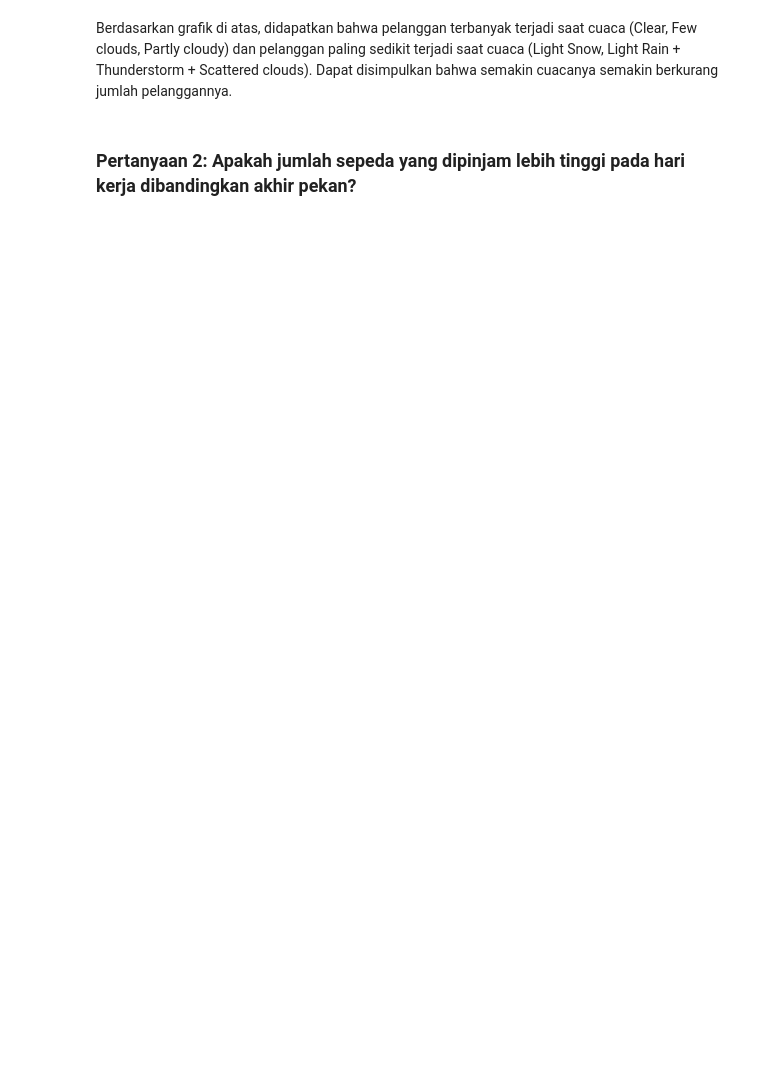
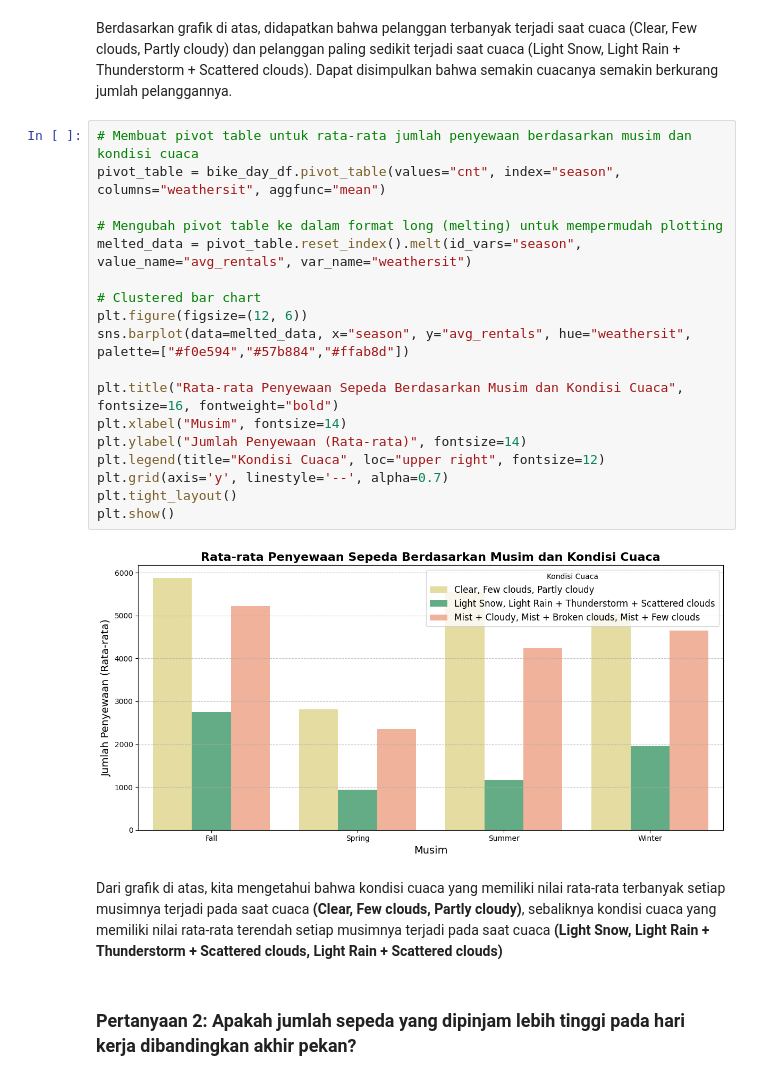
Before and after one commit to Nauviii/first_project_DataAnalayst, a Jupyter notebook: Notebook.ipynb, the cells around one changed output. Saved outputs shown, nothing was run; the diff lists cells and outputs as text; blank space fills up the shorter version.

```diff
--- a/Notebook.ipynb
+++ b/Notebook.ipynb
@@ -584,5 +584,27 @@ Passing `palette` without assigning `hue` is deprecated and will be removed in v
 # %% [markdown]
 Berdasarkan grafik di atas, didapatkan bahwa pelanggan terbanyak terjadi saat cuaca (Clear, Few clouds, Partly cloudy) dan pelanggan paling sedikit terjadi saat cuaca (Light Snow, Light Rain + Thunderstorm + Scattered clouds). Dapat disimpulkan bahwa semakin cuacanya semakin berkurang jumlah pelanggannya.
+# %%
+# Membuat pivot table untuk rata-rata jumlah penyewaan berdasarkan musim dan kondisi cuaca
+pivot_table = bike_day_df.pivot_table(values="cnt", index="season", columns="weathersit", aggfunc="mean")
+
+# Mengubah pivot table ke dalam format long (melting) untuk mempermudah plotting
+melted_data = pivot_table.reset_index().melt(id_vars="season", value_name="avg_rentals", var_name="weathersit")
+
+# Clustered bar chart
+plt.figure(figsize=(12, 6))
+sns.barplot(data=melted_data, x="season", y="avg_rentals", hue="weathersit", palette=["#f0e594","#57b884","#ffab8d"])
+
+plt.title("Rata-rata Penyewaan Sepeda Berdasarkan Musim dan Kondisi Cuaca", fontsize=16, fontweight="bold")
+plt.xlabel("Musim", fontsize=14)
+plt.ylabel("Jumlah Penyewaan (Rata-rata)", fontsize=14)
+plt.legend(title="Kondisi Cuaca", loc="upper right", fontsize=12)
+plt.grid(axis='y', linestyle='--', alpha=0.7)
+plt.tight_layout()
+plt.show()
+# %% [output]
+[figure, added]
+# %% [markdown]
+Dari grafik di atas, kita mengetahui bahwa kondisi cuaca yang memiliki nilai rata-rata terbanyak setiap musimnya terjadi pada saat cuaca **(Clear, Few clouds, Partly cloudy)**, sebaliknya kondisi cuaca yang memiliki nilai rata-rata terendah setiap musimnya terjadi pada saat cuaca **(Light Snow, Light Rain + Thunderstorm + Scattered clouds, Light Rain + Scattered clouds)**
 # %% [markdown]
 ### Pertanyaan 2: Apakah jumlah sepeda yang dipinjam lebih tinggi pada hari kerja dibandingkan akhir pekan?
 # %%
```
Also changed, not shown: parts of 6 cells of this notebook.
